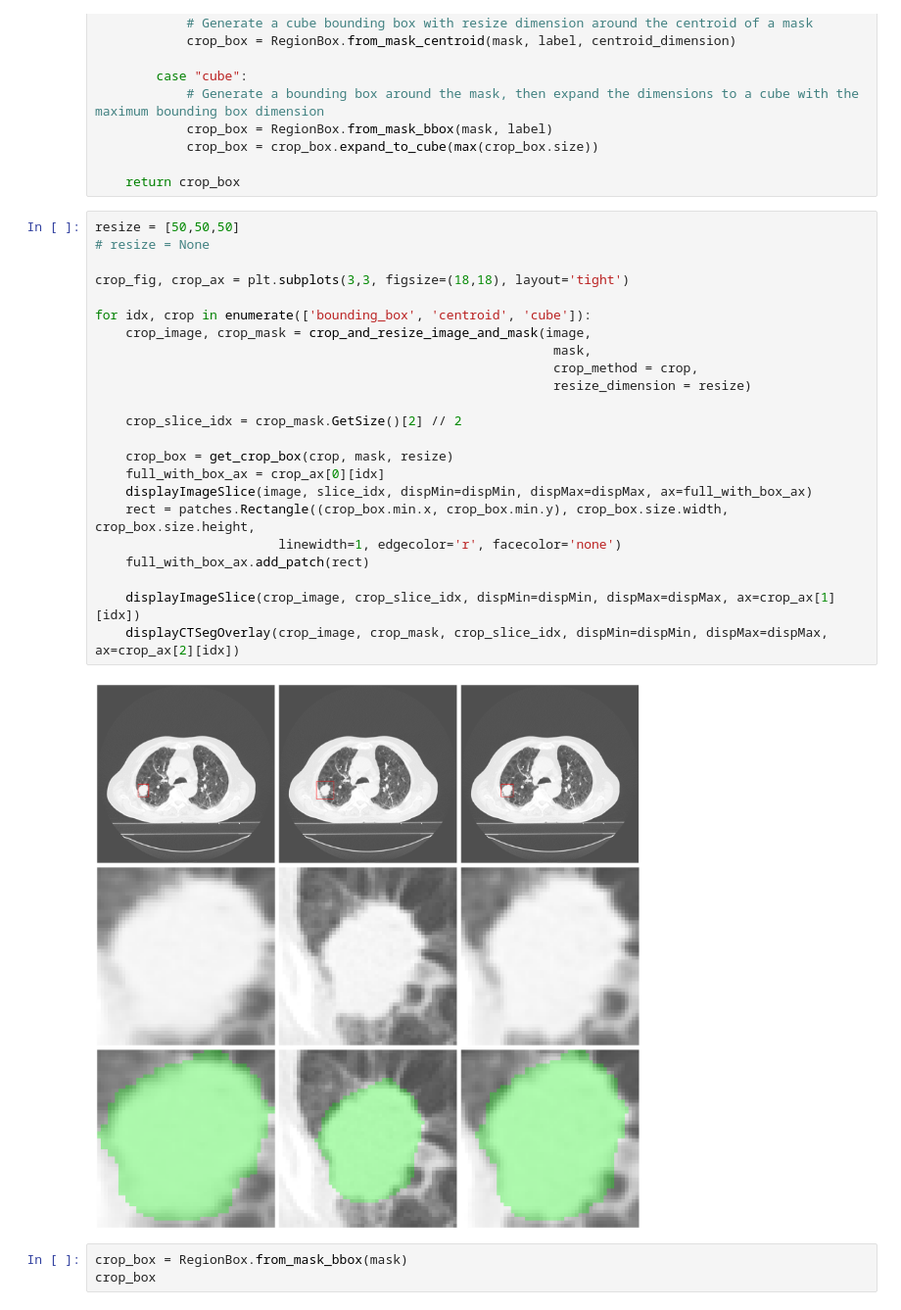
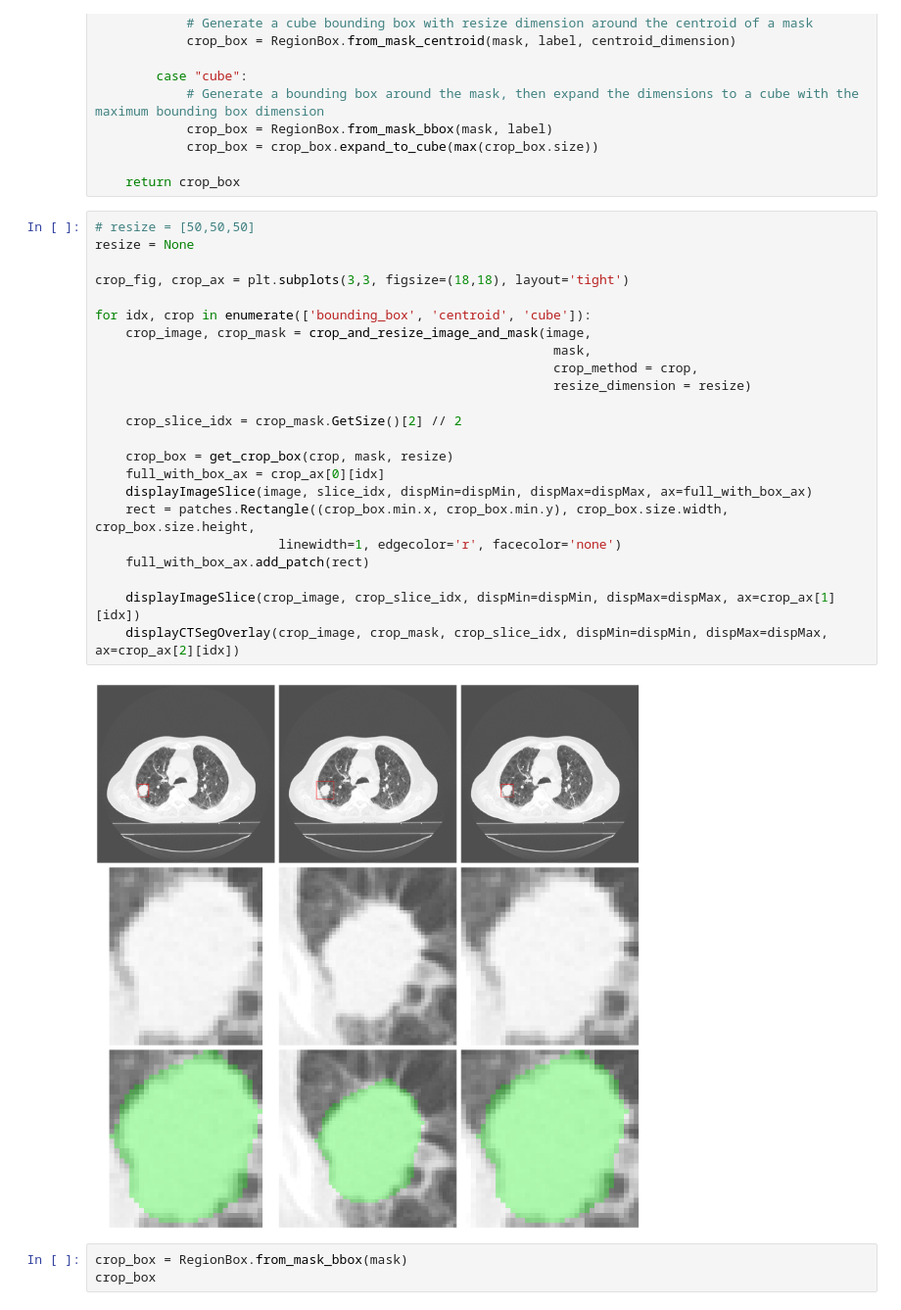
Before and after one commit to bhklab/readii_2_roqc, a Jupyter notebook: sandbox/visualization/make_cropped_image_mask_figures.ipynb, the cells around one changed output. Shown at 98% size. Saved outputs shown, nothing was run; the diff lists cells and outputs as text.

```diff
--- a/sandbox/visualization/make_cropped_image_mask_figures.ipynb
+++ b/sandbox/visualization/make_cropped_image_mask_figures.ipynb
@@ -81,30 +81,30 @@ def get_crop_box(crop_method, mask, resize_dimension, label=1):
 
     return crop_box
 # %%
-resize = [50,50,50]
-# resize = None
+# resize = [50,50,50]
+resize = None
 
 crop_fig, crop_ax = plt.subplots(3,3, figsize=(18,18), layout='tight')
 
 for idx, crop in enumerate(['bounding_box', 'centroid', 'cube']):
     crop_image, crop_mask = crop_and_resize_image_and_mask(image,
                                                             mask,
                                                             crop_method = crop,
                                                             resize_dimension = resize)
 
     crop_slice_idx = crop_mask.GetSize()[2] // 2
 
     crop_box = get_crop_box(crop, mask, resize)
     full_with_box_ax = crop_ax[0][idx]
     displayImageSlice(image, slice_idx, dispMin=dispMin, dispMax=dispMax, ax=full_with_box_ax)
     rect = patches.Rectangle((crop_box.min.x, crop_box.min.y), crop_box.size.width, crop_box.size.height,
                         linewidth=1, edgecolor='r', facecolor='none')
     full_with_box_ax.add_patch(rect)
 
     displayImageSlice(crop_image, crop_slice_idx, dispMin=dispMin, dispMax=dispMax, ax=crop_ax[1][idx])
     displayCTSegOverlay(crop_image, crop_mask, crop_slice_idx, dispMin=dispMin, dispMax=dispMax, ax=crop_ax[2][idx])
 # %% [output]
-[figure, old version]
+[figure, new version]
 # %%
 crop_box = RegionBox.from_mask_bbox(mask)
 crop_box
```
Also changed, not shown: parts of 4 cells of this notebook.
